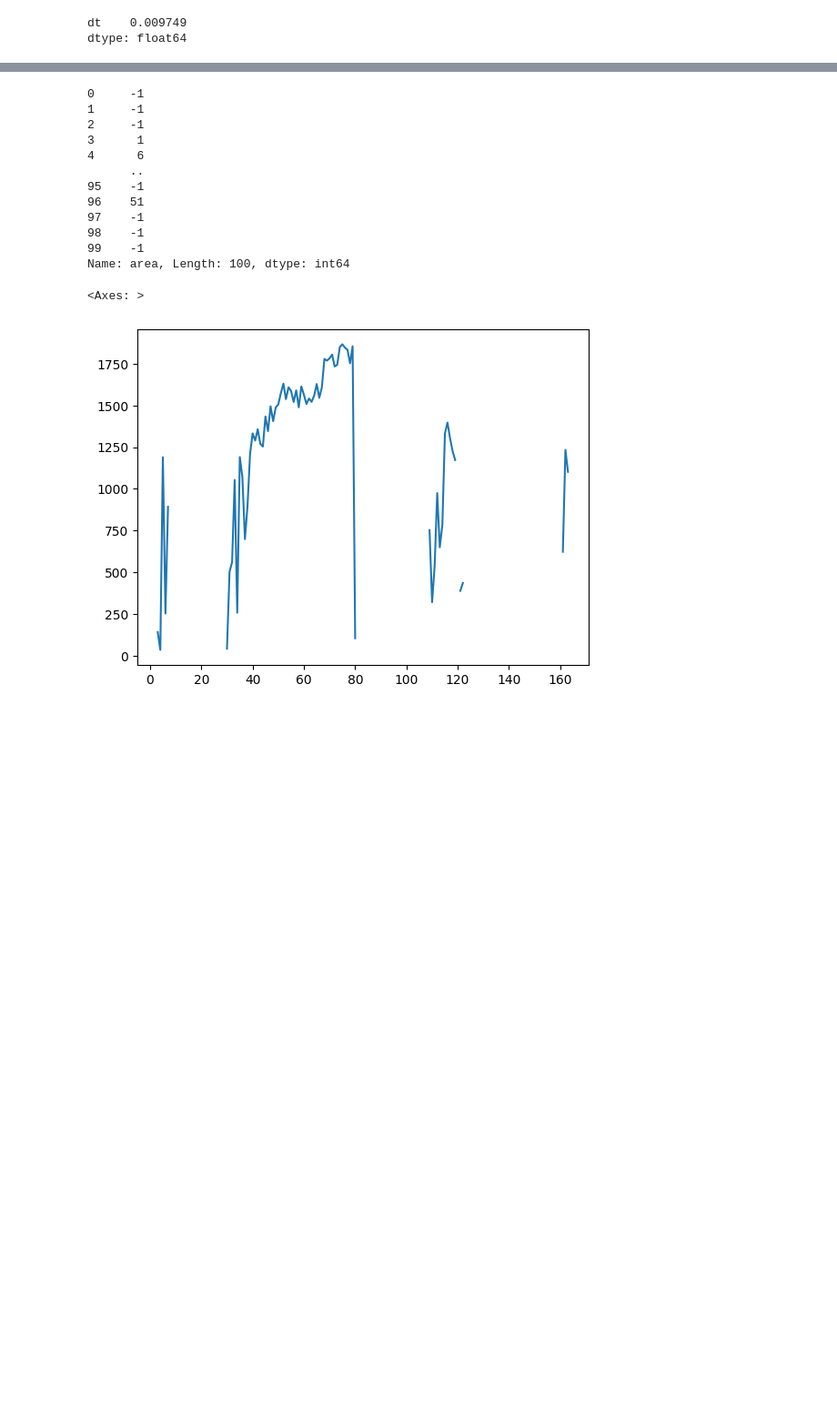
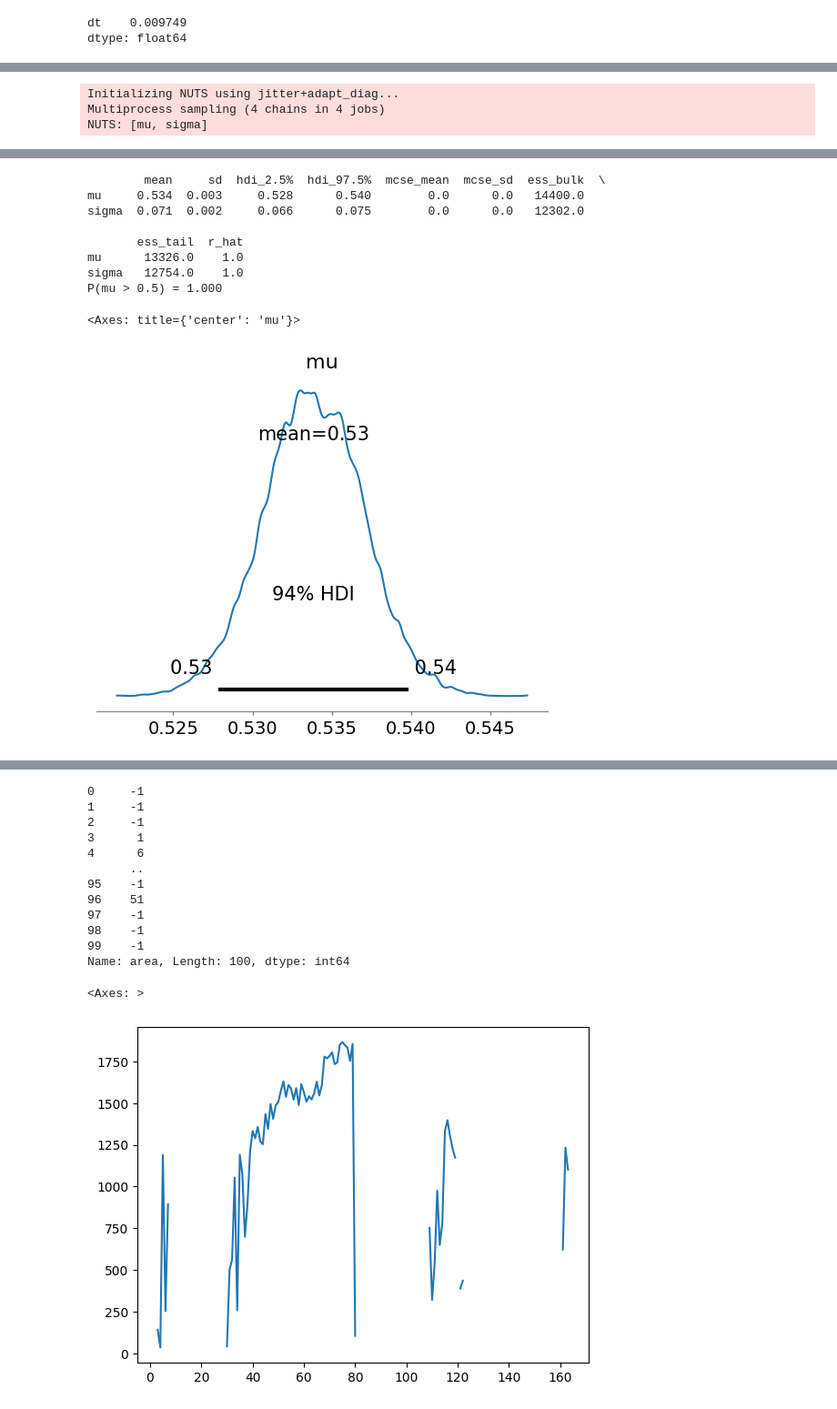
Before and after one commit to tsak1998/pronuclei_extraction, a Jupyter notebook: src/notebooks_pn/euploid_research.ipynb, the cells around one changed output, grey strips where cells are left out. Shown at 91% size. Cells and saved outputs as stored; diff of their text form; code cells hidden in the pictures; blank space fills up the shorter version.

```diff
--- a/src/notebooks_pn/euploid_research.ipynb
+++ b/src/notebooks_pn/euploid_research.ipynb
@@ -1045,5 +2244,7 @@ from sklearn.svm import SVC
 
 from sklearn.metrics import accuracy_score, roc_auc_score, f1_score,confusion_matrix
 # %%
-# X = with_targ.drop(['y','embryo_id'],axis=1)
-y = merged_df['y']
+# X =features_df.drop(['label','embryo_id'],axis=1)# with_targ.drop_duplicates(subset=['embryo_id']).drop(['y','embryo_id'],axis=1).values
+# y =target_list# merged_df.drop_duplicates(subset=['embryo_id'])['y']>1
+
+# X = with_targ.drop(['embryo_id','Class_Grade'],axis=1).values
@@ -1078,13 +2314,15 @@ X.transpose().shape
 # %%
-folds = StratifiedKFold(5,random_state=3, shuffle=True)
-for train_idx, test_idx in folds.split(X,y):
+aucs = []
+for _ in range(100):
+    folds = StratifiedGroupKFold(10,random_state=np.random.randint(1,10000), shuffle=True)
+    for train_idx, test_idx in folds.split(X,y):
 
 
-    X_train, X_test, y_train, y_test = X[train_idx], X[test_idx], y.loc[train_idx], y.loc[test_idx]
+        X_train, X_test, y_train, y_test = X[train_idx], X[test_idx], y.iloc[train_idx], y.iloc[test_idx]
 
 
-    # decent_corr_features = list(X_train.corrwith(y_train).abs().sort_values().tail(15000).index)
-    clf = RandomForestClassifier()
-    pca = PCA(n_components=100)
-    clf.fit(X_train, y_train)
-    print(confusion_matrix(y_test,clf.predict_proba(X_test)[:,1]>.3))
+        clf = LGBMClassifier(verbose=-1)
+
+        clf.fit(X_train, y_train)
+
+        aucs.append(roc_auc_score(y_test, clf.predict_proba(X_test)[:,1]))
@@ -1101,0 +2391,24 @@ for train_idx, test_idx in folds.split(X,y):
+# %%
+
+# 2. Build a simple Bayesian model for the AUC distribution
+with pm.Model() as auc_model:
+    # Prior on the mean AUC (centered at 0.5 with some spread)
+    mu = pm.Normal("mu", mu=0.5, sigma=0.1)
+    # Prior on the standard deviation of AUCs
+    sigma = pm.HalfNormal("sigma", sigma=0.1)
+    # Likelihood: observed AUCs ~ Normal(mu, sigma)
+    observed = pm.Normal("observed", mu=mu, sigma=sigma, observed=aucs)
+    trace = pm.sample(8000, target_accept=0.5)
+
+# 3. Summarize and compute probability that mean AUC > 0.5
+posterior_summary = az.summary(trace, var_names=["mu", "sigma"], hdi_prob=0.95)
+p_gt_05 = (trace.posterior["mu"] > 0.5).mean().item()
+
+print(posterior_summary)
+print(f"P(mu > 0.5) = {p_gt_05:.3f}")
+# Optionally, plot the posterior of mu:
+az.plot_posterior(trace, var_names=["mu"])
+# %% [output]
+Initializing NUTS using jitter+adapt_diag...
+Multiprocess sampling (4 chains in 4 jobs)
+NUTS: [mu, sigma]
@@ -1101,0 +2420,10 @@ for train_idx, test_idx in folds.split(X,y):
+        mean     sd  hdi_2.5%  hdi_97.5%  mcse_mean  mcse_sd  ess_bulk  \
+mu     0.534  0.003     0.528      0.540        0.0      0.0   14400.0
+sigma  0.071  0.002     0.066      0.075        0.0      0.0   12302.0
+
+       ess_tail  r_hat
+mu      13326.0    1.0
+sigma   12754.0    1.0
+P(mu > 0.5) = 1.000
+<Axes: title={'center': 'mu'}>
+[figure, added]
```
Also changed, not shown: parts of 81 cells of this notebook, 3 other files.
